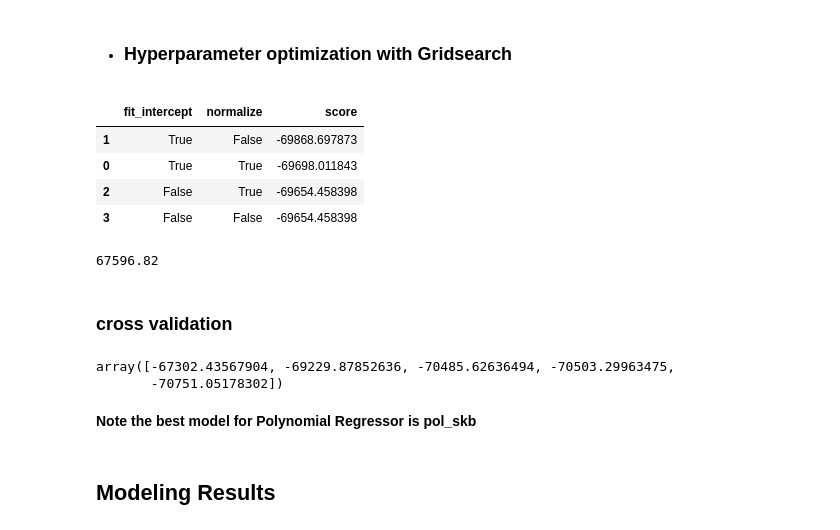
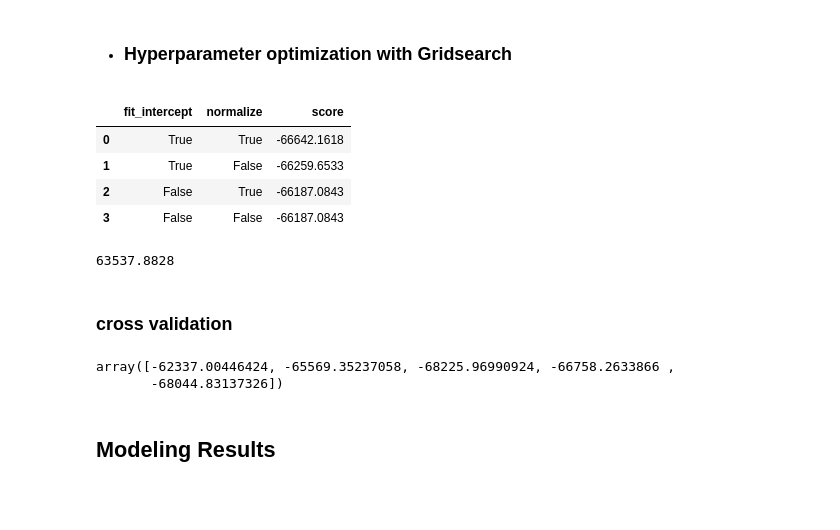
Before and after one commit to Attention-Walmart-Shoppers/capstone, a Jupyter notebook: final_notebook_draft.ipynb, the cells around one changed output. Saved outputs shown, nothing was run; the diff lists cells and outputs as text; code cells hidden in the pictures; blank space fills up the shorter version.

Commit message:
edits to modeling

```diff
--- a/final_notebook_draft.ipynb
+++ b/final_notebook_draft.ipynb
@@ -599,4 +628,4 @@ array([-64030.48288359, -66815.871079  , -71525.64796112, -67186.73892923,
 # %%
 # get the top 8 features by RFE
-top_rfe_pol = m.select_rfe(X_train_scaled, y_train, 8, LinearRegression(normalize=False, fit_intercept = False) )
+top_rfe_pol = m.select_rfe(X_train_scaled, y_train, 11, LinearRegression(normalize=False, fit_intercept = False) )
 # %% [output]
@@ -630,19 +659,19 @@ X_test_degree3 = pf.transform(X_test_scaled[top_rfe_pol])
 ###
 * ### Hyperparameter optimization with Gridsearch
 # %%
-m.gridsearch (X_train_degree3, y_train, LinearRegression() , params, 'neg_root_mean_squared_error')
+round(m.gridsearch (X_train_degree3, y_train, LinearRegression() , params, 'neg_root_mean_squared_error'), 4)
 # %% [output]
 |  | fit_intercept | normalize | score |
-| 1 | True | False | -69868.697873 |
-| 0 | True | True | -69698.011843 |
-| 2 | False | True | -69654.458398 |
-| 3 | False | False | -69654.458398 |
+| 0 | True | True | -66642.1618 |
+| 1 | True | False | -66259.6533 |
+| 2 | False | True | -66187.0843 |
+| 3 | False | False | -66187.0843 |
 # %%
 # create the model and calculate RMSE
 pol_rfe = m.create_model(X_train_degree3, y_train_df, 'actual',LinearRegression( normalize=False, fit_intercept = False ), 'pol3_RFE' )
-round(pol_rfe['rmse'], 2)
+round(pol_rfe['rmse'], 4)
 # %% [output]
-67596.82
+63537.8828
 # %% [markdown]
 ### cross validation
 # %%
@@ -652,8 +681,6 @@ clf = LinearRegression( normalize=False, fit_intercept = False )
 cross = cross_val_score(clf, X_train_degree3, y_train, cv=5, scoring = 'neg_root_mean_squared_error')
 cross
 # %% [output]
-array([-67302.43567904, -69229.87852636, -70485.62636494, -70503.29963475,
-       -70751.05178302])
+array([-62337.00446424, -65569.35237058, -68225.96990924, -66758.2633866 ,
+       -68044.83137326])
-# %% [markdown]
-**Note the best model for Polynomial Regressor is pol_skb**
 # %%
```
Also changed, not shown: parts of 46 cells of this notebook.
